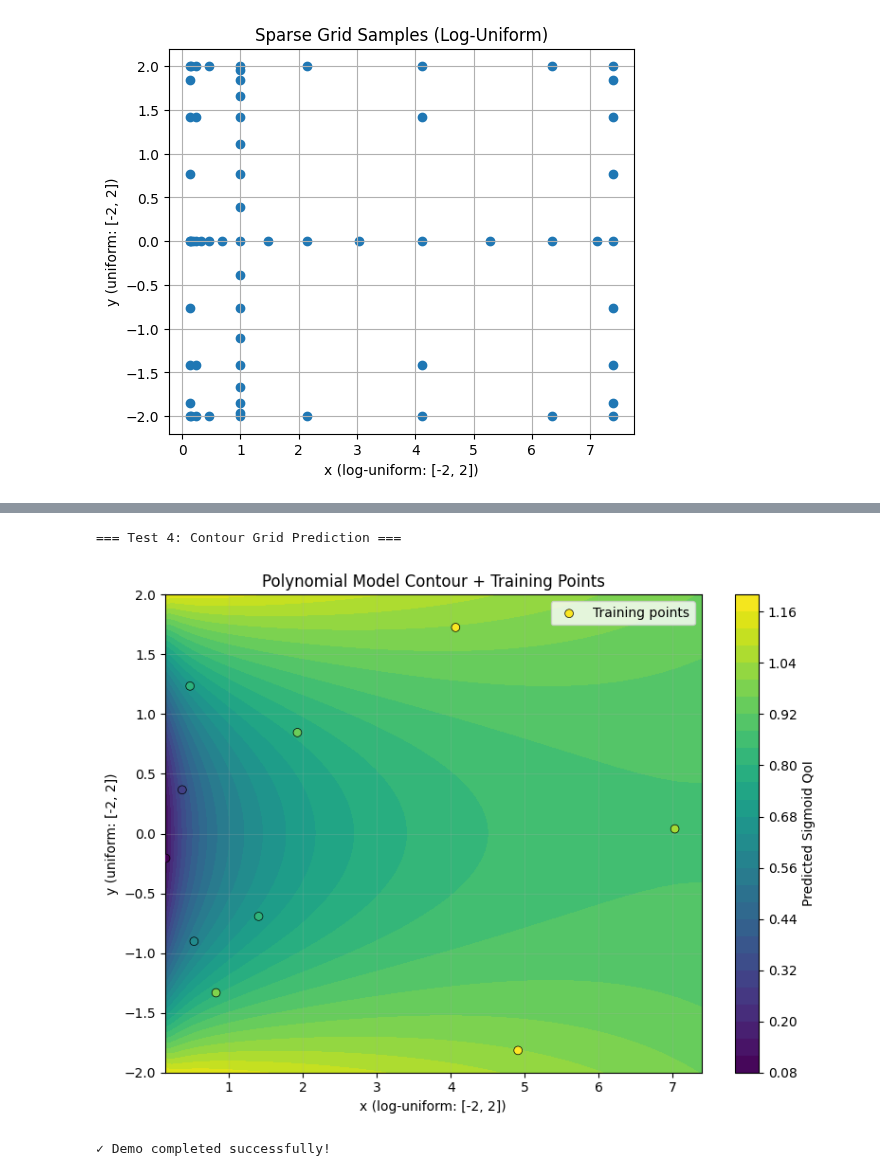
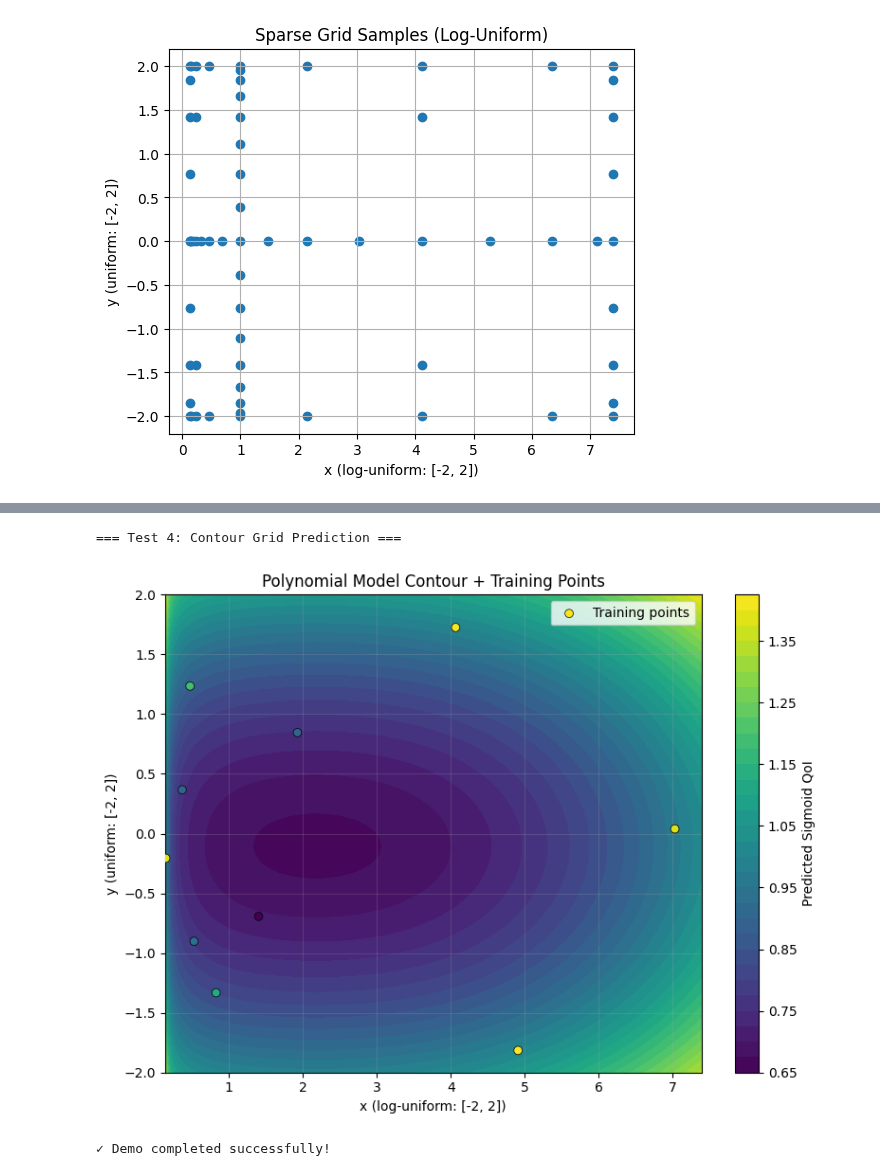
Before and after one commit to kerfriden/SurrOptim, a Jupyter notebook: demo_surroptim.ipynb, the cells around one changed output, grey strips where cells are left out. Cells and saved outputs as stored; diff of their text form; code cells hidden in the pictures.

```diff
--- a/demo_surroptim.ipynb
+++ b/demo_surroptim.ipynb
@@ -89,7 +136,7 @@ def sigmoid_qoi(active_param) -> np.ndarray:
         all_parameters[key] = value
     x = all_parameters["x"]
     y = all_parameters["y"]
-    s = np.log(x) + y**2
+    s = np.log(x)**2 + y**2
     sig = 1.0 / (1.0 + np.exp(-s))
     return np.vstack([s, sig]).T
 
@@ -127,7 +174,7 @@ sampler = sampler_cls(
     distributions=["log_uniform", "uniform"],
     bounds=[[np.exp(-2), np.exp(2.)], [-2., 2.]],
     active_keys=['x', 'y'],
-    compute_QoIs=sigmoid_qoi,
+    qoi_fn=sigmoid_qoi,
     DOE_type='QRS',
     seed=0
 )
@@ -284,33 +331,33 @@ pred_grid = model.predict(grid_ref)  # shape (ng*ng, n_out)
 Z = pred_grid[:, 1].reshape(ng, ng)  # QoI[1]
 
 Xg, Yg = np.meshgrid(xx, yy)
 
 U = np.c_[Xg.ravel(), Yg.ravel()]
-U_phys = sampler.reference2physical(U)  # Normalize grid for prediction
+U_phys = sampler.reference_to_physical(U)  # Normalize grid for prediction
 Xg_phys = U_phys[:, 0].reshape(Xg.shape)          # (ny, nx)
 Yg_phys = U_phys[:, 1].reshape(Yg.shape)
 
 # Plot
 fig, ax = plt.subplots(figsize=(8, 6))
 cf = ax.contourf(Xg_phys, Yg_phys, Z, levels=30, cmap="viridis")
 cbar = plt.colorbar(cf, ax=ax, label="Predicted Sigmoid QoI")
 
 # Overlay training points
 ax.scatter(sampler.X[:, 0], sampler.X[:, 1],
            c=sampler.Y[:, 1], cmap="viridis",
            edgecolors="black", linewidths=0.5, s=40,
            label="Training points", zorder=5)
 
 ax.set_xlabel("x (log-uniform: [-2, 2])")
 ax.set_ylabel("y (uniform: [-2, 2])")
 ax.set_title("Polynomial Model Contour + Training Points")
 ax.legend()
 ax.grid(True, alpha=0.2)
 plt.tight_layout()
 plt.show()
 
 print("\n✓ Demo completed successfully!")
 # %% [output]
 === Test 4: Contour Grid Prediction ===
-[figure, old version]
+[figure, new version]
 ✓ Demo completed successfully!
```
Also changed, not shown: parts of 12 cells of this notebook.
